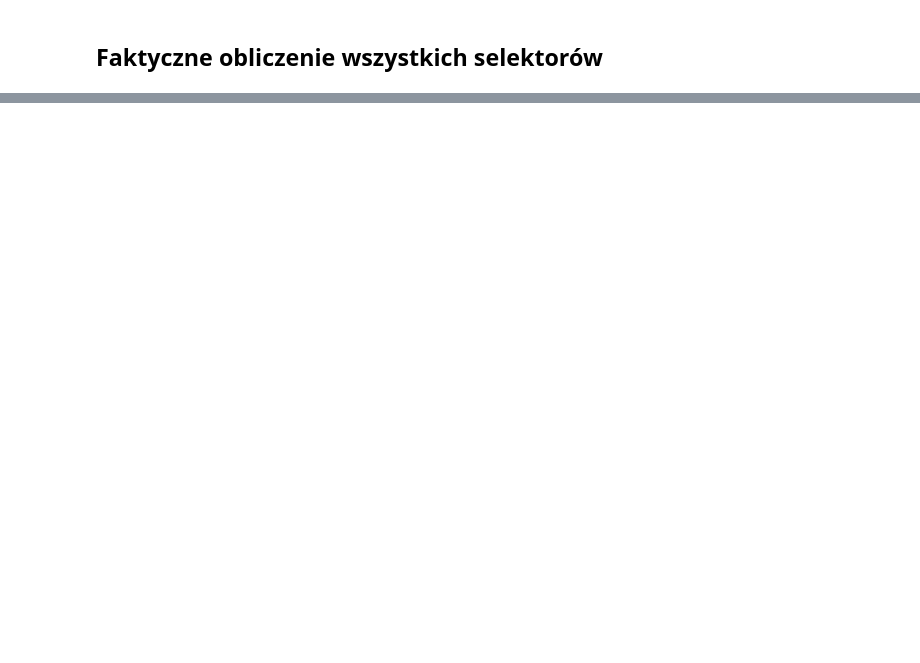
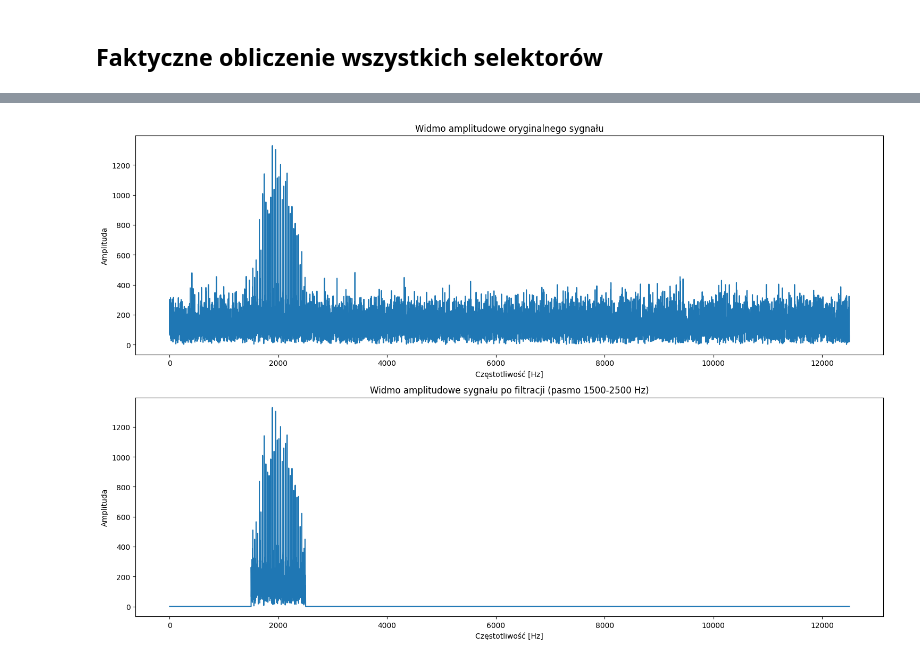
Before and after one commit to MD275996/System-to-identify-anomalies-in-vibration-signals-for-local-damage-detection-in-machines, a Jupyter notebook: main.ipynb, the cells around one changed output, grey strips where cells are left out. Saved outputs shown, nothing was run; the diff lists cells and outputs as text; code cells hidden in the pictures; blank space fills up the shorter version.

```diff
--- a/main.ipynb
+++ b/main.ipynb
@@ -181,0 +182,45 @@ plt.show()
+# %%
+def bandpass_filter(signal, fs, f_low, f_high):
+    # Wykonanie FFT
+    fft_signal = np.fft.fft(signal)
+    freqs = np.fft.fftfreq(len(signal), 1/fs)
+
+    # Tworzenie maski dla wybranego pasma
+    mask = (abs(freqs) >= f_low) & (abs(freqs) <= f_high)
+
+    # Aplikacja maski (wyzerowanie składowych poza wybranym pasmem)
+    fft_signal_filtered = fft_signal.copy()
+    fft_signal_filtered[~mask] = 0
+
+    # Odwrotna transformata Fouriera
+    filtered_signal = np.real(np.fft.ifft(fft_signal_filtered))
+
+    return filtered_signal, freqs, fft_signal, fft_signal_filtered
+
+# Przykład użycia - filtrowanie pasma 1500-2500 Hz
+f_low = 1500  # dolna częstotliwość pasma przepustowego
+f_high = 2500 # górna częstotliwość pasma przepustowego
+
+filtered_signal, freqs, fft_orig, fft_filtered = bandpass_filter(signal, fs, f_low, f_high)
+
+# Wizualizacja
+plt.figure(figsize=(15, 10))
+
+# Oryginalny sygnał w dziedzinie częstotliwości
+plt.subplot(2, 1, 1)
+plt.plot(freqs[freqs >= 0], np.abs(fft_orig[freqs >= 0]))
+plt.title('Widmo amplitudowe oryginalnego sygnału')
+plt.xlabel('Częstotliwość [Hz]')
+plt.ylabel('Amplituda')
+
+# Przefiltrowany sygnał w dziedzinie częstotliwości
+plt.subplot(2, 1, 2)
+plt.plot(freqs[freqs >= 0], np.abs(fft_filtered[freqs >= 0]))
+plt.title(f'Widmo amplitudowe sygnału po filtracji (pasmo {f_low}-{f_high} Hz)')
+plt.xlabel('Częstotliwość [Hz]')
+plt.ylabel('Amplituda')
+
+plt.tight_layout()
+plt.show()
+# %% [output]
+[figure, added]
```
Also changed, not shown: parts of 11 cells of this notebook, 3 other files.
